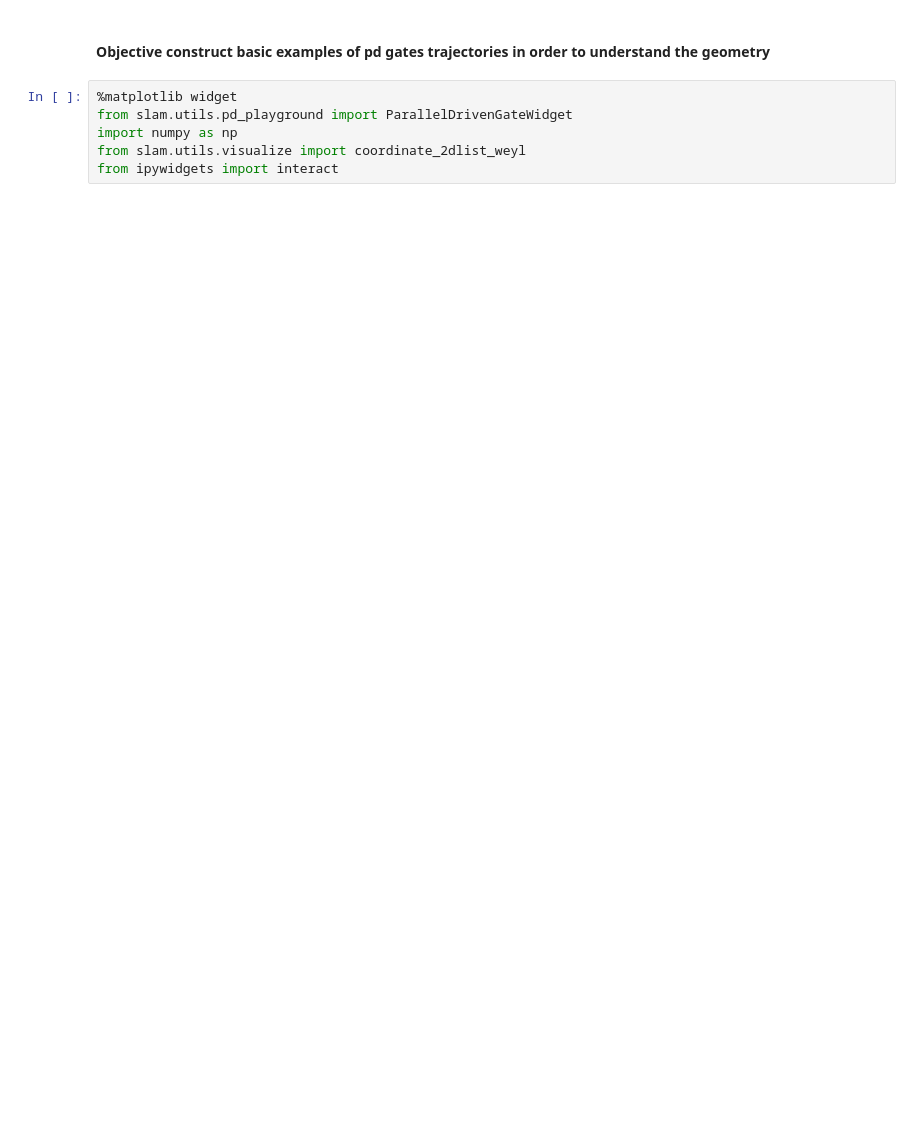
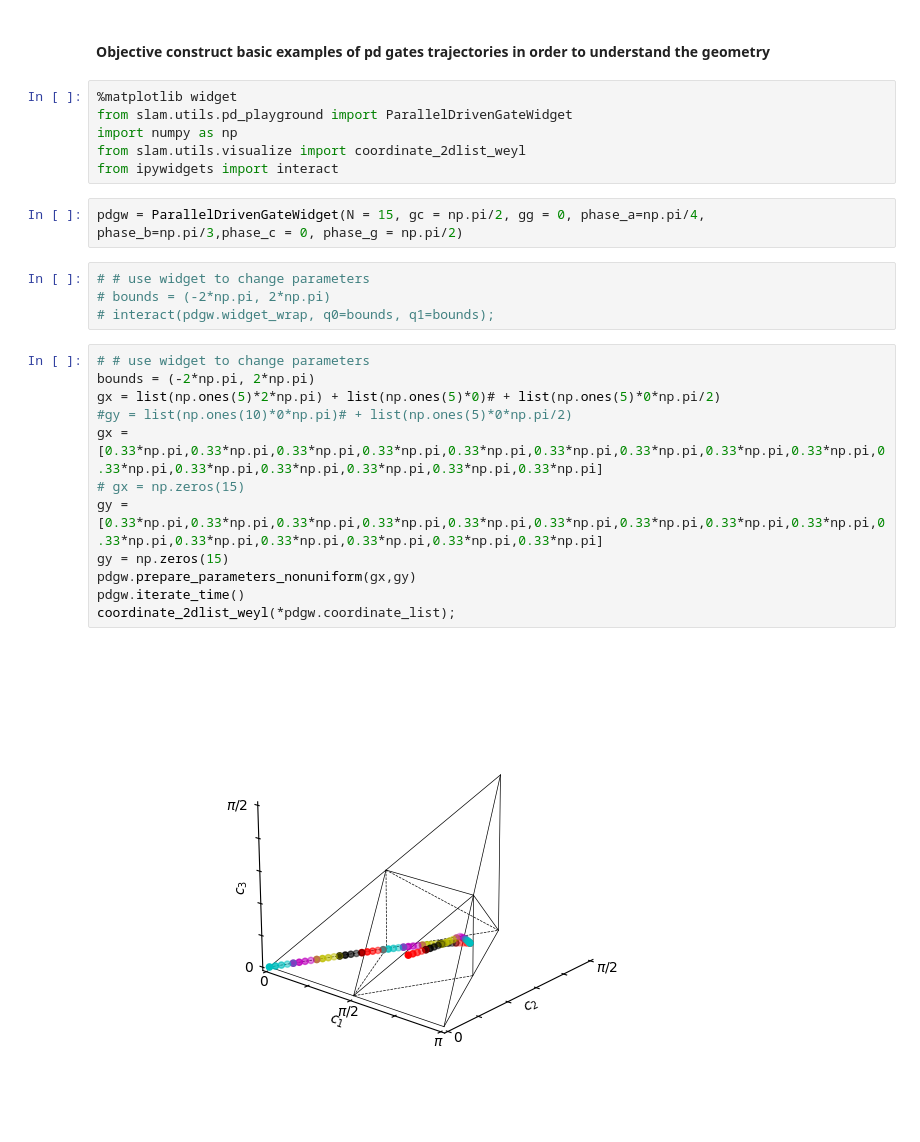
Before and after one commit to Pitt-JonesLab/slam_decomposition, a Jupyter notebook: slam/scripts/parallel_drive_playground.ipynb, the cells around one changed output. Saved outputs shown, nothing was run; the diff lists cells and outputs as text; blank space fills up the shorter version.

```diff
--- a/slam/scripts/parallel_drive_playground.ipynb
+++ b/slam/scripts/parallel_drive_playground.ipynb
@@ -6,3 +15,23 @@ from slam.utils.pd_playground import ParallelDrivenGateWidget
 import numpy as np
 from slam.utils.visualize import coordinate_2dlist_weyl
 from ipywidgets import interact
+# %%
+pdgw = ParallelDrivenGateWidget(N = 15, gc = np.pi/2, gg = 0, phase_a=np.pi/4, phase_b=np.pi/3,phase_c = 0, phase_g = np.pi/2)
+# %%
+# # use widget to change parameters
+# bounds = (-2*np.pi, 2*np.pi)
+# interact(pdgw.widget_wrap, q0=bounds, q1=bounds);
+# %%
+# # use widget to change parameters
+bounds = (-2*np.pi, 2*np.pi)
+gx = list(np.ones(5)*2*np.pi) + list(np.ones(5)*0)# + list(np.ones(5)*0*np.pi/2)
+#gy = list(np.ones(10)*0*np.pi)# + list(np.ones(5)*0*np.pi/2)
+gx = [0.33*np.pi,0.33*np.pi,0.33*np.pi,0.33*np.pi,0.33*np.pi,0.33*np.pi,0.33*np.pi,0.33*np.pi,0.33*np.pi,0.33*np.pi,0.33*np.pi,0.33*np.pi,0.33*np.pi,0.33*np.pi,0.33*np.pi]
+# gx = np.zeros(15)
+gy =  [0.33*np.pi,0.33*np.pi,0.33*np.pi,0.33*np.pi,0.33*np.pi,0.33*np.pi,0.33*np.pi,0.33*np.pi,0.33*np.pi,0.33*np.pi,0.33*np.pi,0.33*np.pi,0.33*np.pi,0.33*np.pi,0.33*np.pi]
+gy = np.zeros(15)
+pdgw.prepare_parameters_nonuniform(gx,gy)
+pdgw.iterate_time()
+coordinate_2dlist_weyl(*pdgw.coordinate_list);
+# %% [output]
+[figure, added]
```
Also changed, not shown: parts of 7 cells of this notebook, 4 other files.
